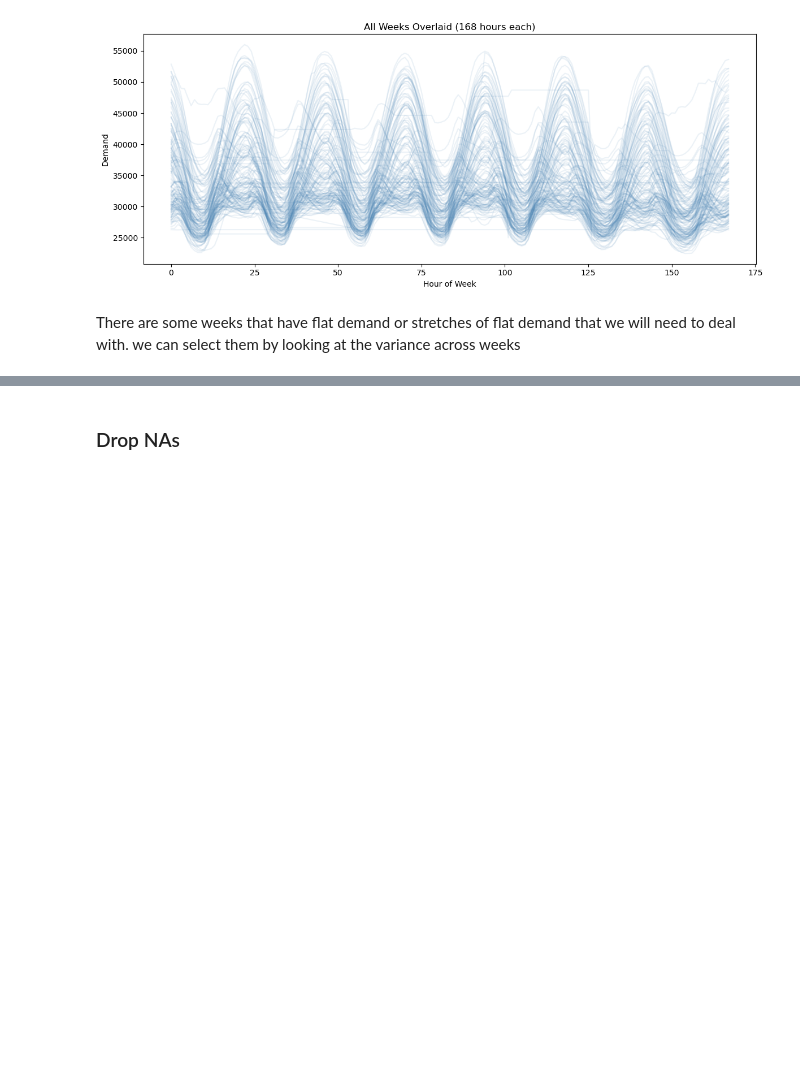
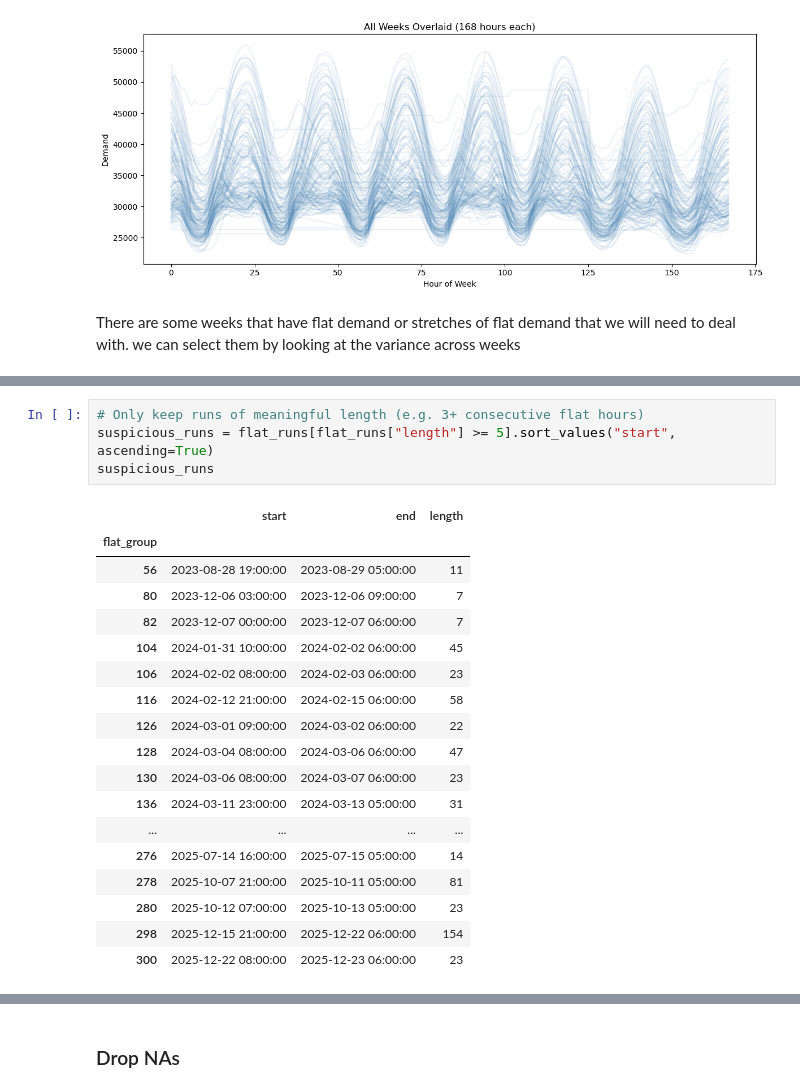
Before and after one commit to maxwellgriffith345/LoadForecast, a Jupyter notebook: notebooks/EDA.ipynb, the cells around one changed output, grey strips where cells are left out. Saved outputs shown, nothing was run; the diff lists cells and outputs as text; blank space fills up the shorter version.

```diff
--- a/notebooks/EDA.ipynb
+++ b/notebooks/EDA.ipynb
@@ -187,0 +205,23 @@ print(suspicious_weeks)
+# %%
+# Only keep runs of meaningful length (e.g. 3+ consecutive flat hours)
+suspicious_runs = flat_runs[flat_runs["length"] >= 5].sort_values("start", ascending=True)
+suspicious_runs
+# %% [output]
+|  | start | end | length |
+| flat_group |  |  |  |
+| 56 | 2023-08-28 19:00:00 | 2023-08-29 05:00:00 | 11 |
+| 80 | 2023-12-06 03:00:00 | 2023-12-06 09:00:00 | 7 |
+| 82 | 2023-12-07 00:00:00 | 2023-12-07 06:00:00 | 7 |
+| 104 | 2024-01-31 10:00:00 | 2024-02-02 06:00:00 | 45 |
+| 106 | 2024-02-02 08:00:00 | 2024-02-03 06:00:00 | 23 |
+| 116 | 2024-02-12 21:00:00 | 2024-02-15 06:00:00 | 58 |
+| 126 | 2024-03-01 09:00:00 | 2024-03-02 06:00:00 | 22 |
+| 128 | 2024-03-04 08:00:00 | 2024-03-06 06:00:00 | 47 |
+| 130 | 2024-03-06 08:00:00 | 2024-03-07 06:00:00 | 23 |
+| 136 | 2024-03-11 23:00:00 | 2024-03-13 05:00:00 | 31 |
+| ... | ... | ... | ... |
+| 276 | 2025-07-14 16:00:00 | 2025-07-15 05:00:00 | 14 |
+| 278 | 2025-10-07 21:00:00 | 2025-10-11 05:00:00 | 81 |
+| 280 | 2025-10-12 07:00:00 | 2025-10-13 05:00:00 | 23 |
+| 298 | 2025-12-15 21:00:00 | 2025-12-22 06:00:00 | 154 |
+| 300 | 2025-12-22 08:00:00 | 2025-12-23 06:00:00 | 23 |
```
Also changed, not shown: parts of 17 cells of this notebook, 2 other files.
